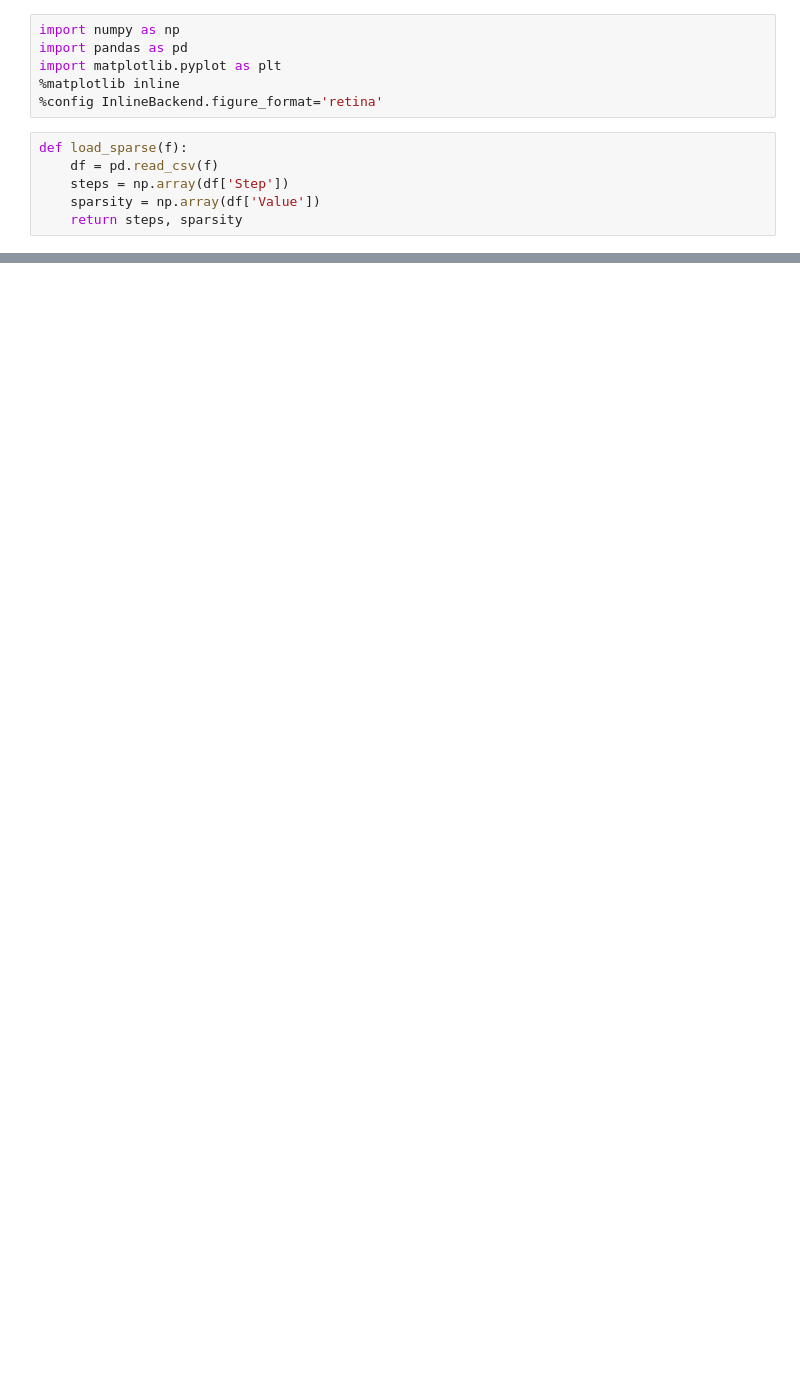
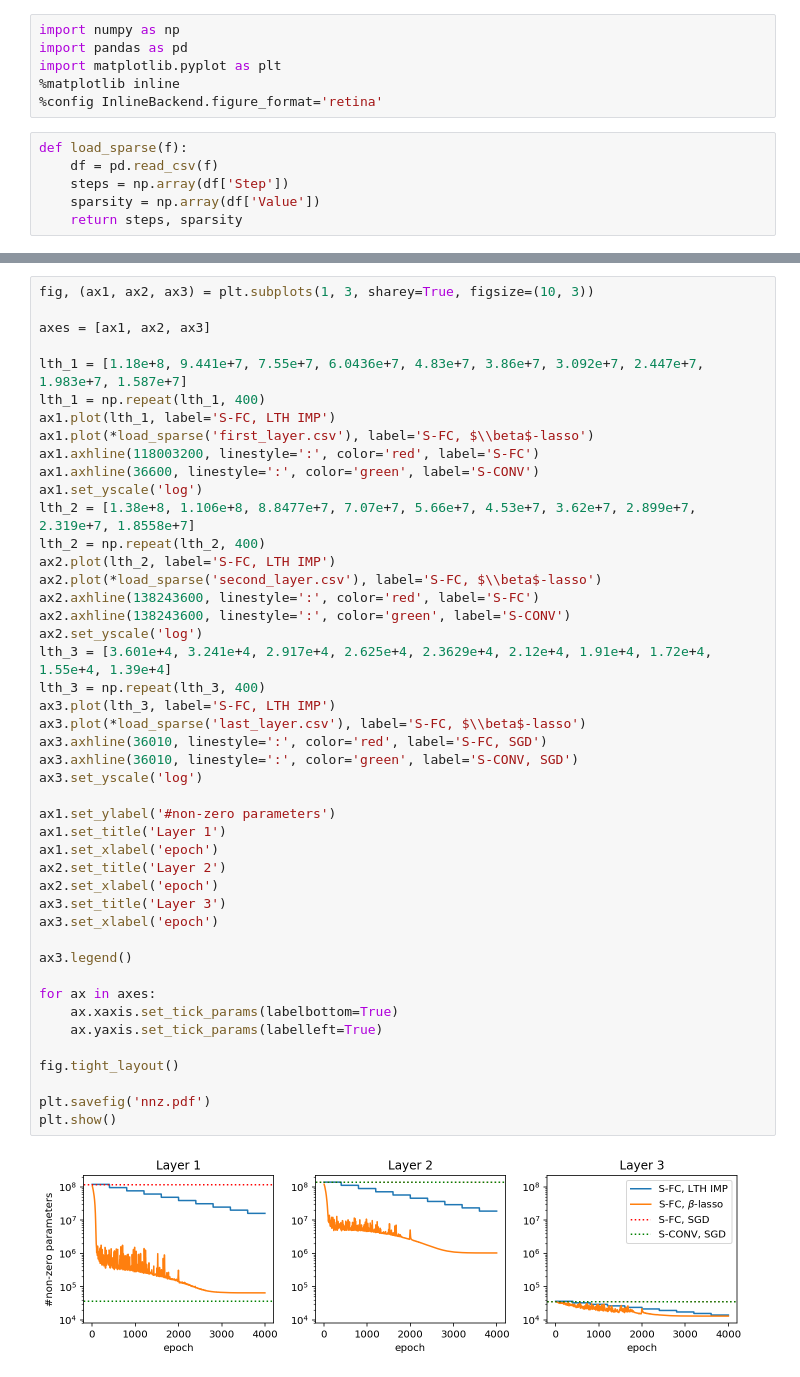
Before and after one commit to nick11roberts/10-716-project, a Jupyter notebook: notebooks/sparsity.ipynb, the cells around one changed output, grey strips where cells are left out. Saved outputs shown, nothing was run; the diff lists cells and outputs as text; blank space fills up the shorter version.

```diff
--- a/notebooks/sparsity.ipynb
+++ b/notebooks/sparsity.ipynb
@@ -50,0 +13,47 @@ plt.show()
+# %%
+fig, (ax1, ax2, ax3) = plt.subplots(1, 3, sharey=True, figsize=(10, 3))
+
+axes = [ax1, ax2, ax3]
+
+lth_1 = [1.18e+8, 9.441e+7, 7.55e+7, 6.0436e+7, 4.83e+7, 3.86e+7, 3.092e+7, 2.447e+7, 1.983e+7, 1.587e+7]
+lth_1 = np.repeat(lth_1, 400)
+ax1.plot(lth_1, label='S-FC, LTH IMP')
+ax1.plot(*load_sparse('first_layer.csv'), label='S-FC, $\\beta$-lasso')
+ax1.axhline(118003200, linestyle=':', color='red', label='S-FC')
+ax1.axhline(36600, linestyle=':', color='green', label='S-CONV')
+ax1.set_yscale('log')
+lth_2 = [1.38e+8, 1.106e+8, 8.8477e+7, 7.07e+7, 5.66e+7, 4.53e+7, 3.62e+7, 2.899e+7, 2.319e+7, 1.8558e+7]
+lth_2 = np.repeat(lth_2, 400)
+ax2.plot(lth_2, label='S-FC, LTH IMP')
+ax2.plot(*load_sparse('second_layer.csv'), label='S-FC, $\\beta$-lasso')
+ax2.axhline(138243600, linestyle=':', color='red', label='S-FC')
+ax2.axhline(138243600, linestyle=':', color='green', label='S-CONV')
+ax2.set_yscale('log')
+lth_3 = [3.601e+4, 3.241e+4, 2.917e+4, 2.625e+4, 2.3629e+4, 2.12e+4, 1.91e+4, 1.72e+4, 1.55e+4, 1.39e+4]
+lth_3 = np.repeat(lth_3, 400)
+ax3.plot(lth_3, label='S-FC, LTH IMP')
+ax3.plot(*load_sparse('last_layer.csv'), label='S-FC, $\\beta$-lasso')
+ax3.axhline(36010, linestyle=':', color='red', label='S-FC, SGD')
+ax3.axhline(36010, linestyle=':', color='green', label='S-CONV, SGD')
+ax3.set_yscale('log')
+
+ax1.set_ylabel('#non-zero parameters')
+ax1.set_title('Layer 1')
+ax1.set_xlabel('epoch')
+ax2.set_title('Layer 2')
+ax2.set_xlabel('epoch')
+ax3.set_title('Layer 3')
+ax3.set_xlabel('epoch')
+
+ax3.legend()
+
+for ax in axes:
+    ax.xaxis.set_tick_params(labelbottom=True)
+    ax.yaxis.set_tick_params(labelleft=True)
+
+fig.tight_layout()
+
+plt.savefig('nnz.pdf')
+plt.show()
+# %% [output]
+[figure, added]
```
Also changed, not shown: parts of 1 cell of this notebook, 11 other files.
